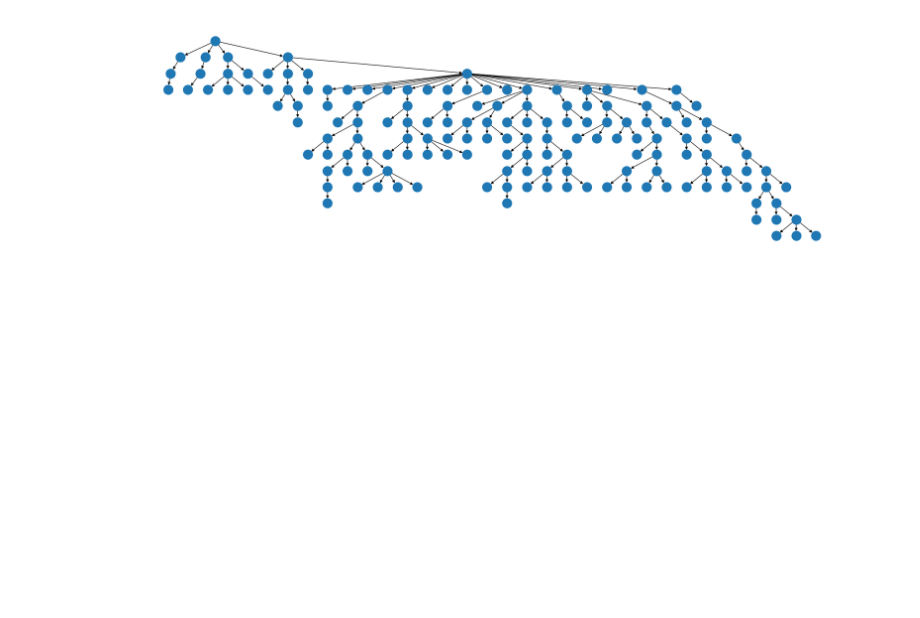
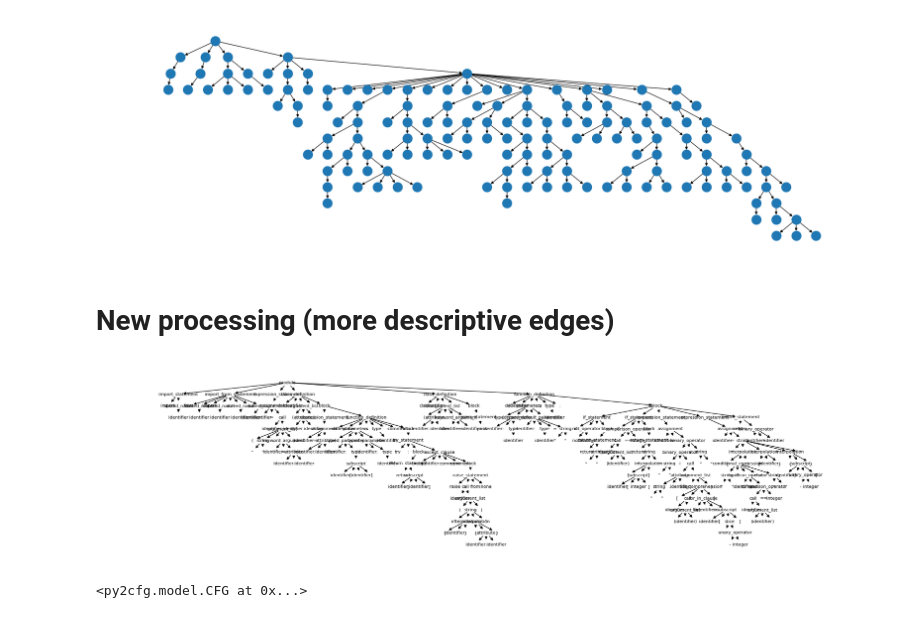
Before and after one commit to Foxicution/masters-thesis, a Jupyter notebook: mt/notebooks/code_featurization.ipynb, the cells around one changed output. Cells and saved outputs as stored; diff of their text form; code cells hidden in the pictures; blank space fills up the shorter version.

```diff
--- a/mt/notebooks/code_featurization.ipynb
+++ b/mt/notebooks/code_featurization.ipynb
@@ -245,3 +267,5 @@ code = base64.b64decode(item["content"])
 code
 with open("example_code.py", "wb") as f:
     f.write(code)
+# %% [markdown]
+# New processing (more descriptive edges)
@@ -247,0 +319,55 @@ with open("example_code.py", "wb") as f:
+# %%
+code = b"""
+import enum
+from typing import Sequence, Type, TypeVar
+
+T = TypeVar("T", bound=enum.Enum)
+
+
+class StrEnumMeta(enum.EnumMeta):
+    auto = enum.auto
+
+    def from_str(self: Type[T], member: str) -> T:  # type: ignore[misc]
+        try:
+            return self[member]
+        except KeyError:
+            # TODO: use `add_suggestion` from torchvision.prototype.utils._internal to improve the error message as
+            #  soon as it is migrated.
+            raise ValueError(f"Unknown value '{member}' for {self.__name__}.") from None
+
+
+class StrEnum(enum.Enum, metaclass=StrEnumMeta):
+    pass
+
+
+def sequence_to_str(seq: Sequence, separate_last: str = "") -> str:
+    if not seq:
+        return ""
+    if len(seq) == 1:
+        return f"'{seq[0]}'"
+
+    head = "'" + "', '".join([str(item) for item in seq[:-1]]) + "'"
+    tail = f"{'' if separate_last and len(seq) == 2 else ','} {separate_last}'{seq[-1]}'"
+
+    return head + tail
+"""
+
+
+
+
+tree = get_tree_from_code(code, file_path)
+# labels = nx.get_node_attributes(tree, "type")
+# pos = nx.nx_agraph.graphviz_layout(tree, prog="dot")
+# nx.draw(tree, pos, labels=labels)
+
+labels = nx.get_node_attributes(tree, "type")
+pos = nx.nx_agraph.graphviz_layout(tree, prog="dot")
+fig = plt.figure(1, figsize=(20, 5))
+nx.draw(tree, pos, node_color="none", labels=labels, font_size=8)
+# %% [output]
+[figure, added]
+# %%
+cfg = CFGBuilder().build_from_src("", code.decode())
+cfg
+# %% [output]
+<py2cfg.model.CFG at 0x...>
```
Also changed, not shown: parts of 41 cells of this notebook, 18 other files.
